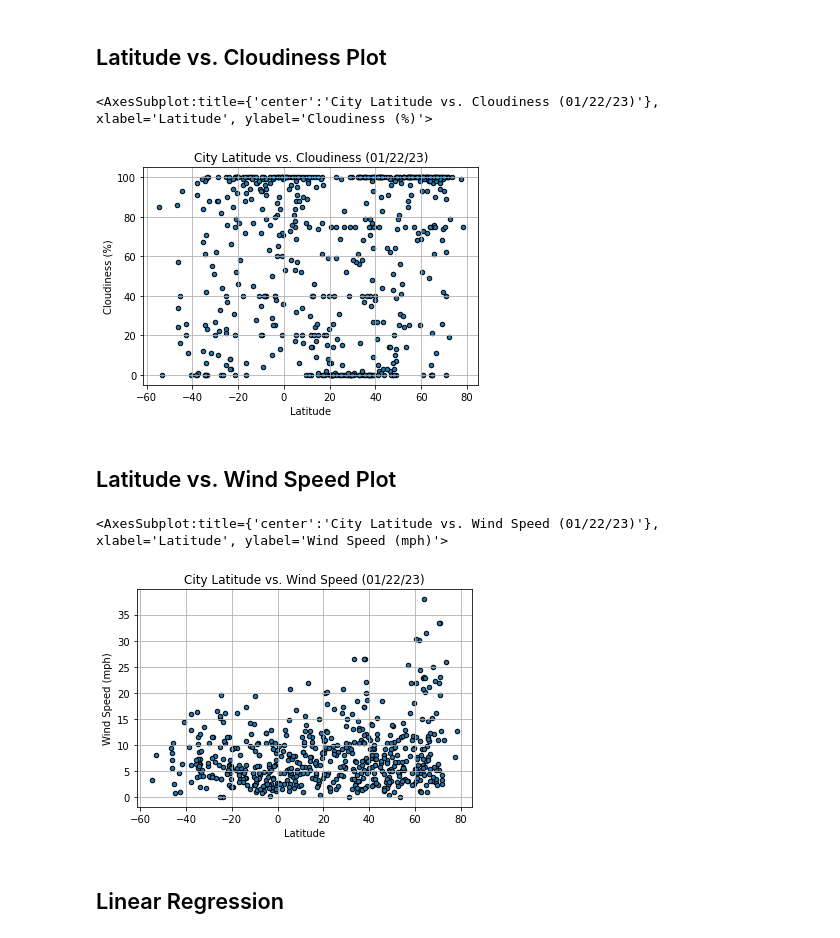
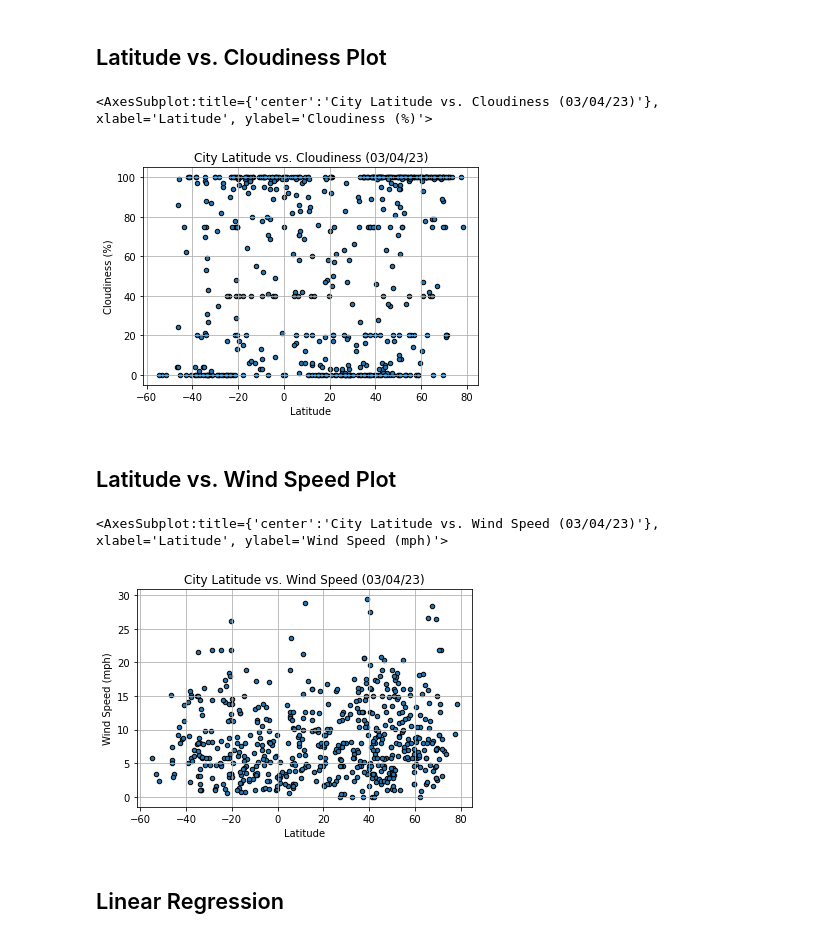
Before and after one commit to itanalytics/python-api-challenge, a Jupyter notebook: WeatherPy/WeatherPy.ipynb, the cells around one changed output. Saved outputs shown, nothing was run; the diff lists cells and outputs as text; code cells hidden in the pictures.

```diff
--- a/WeatherPy/WeatherPy.ipynb
+++ b/WeatherPy/WeatherPy.ipynb
@@ -175,18 +175,18 @@ weather_df.plot(kind="scatter",x="Lat", y="Humidity", grid=True, xlabel="Latitud
 ## Latitude vs. Cloudiness Plot
 # %%
 weather_df.plot(kind="scatter",x="Lat", y="Cloudiness", grid=True, xlabel="Latitude",
-                 ylabel="Cloudiness (%)", title= "City Latitude vs. Cloudiness (01/22/23)", edgecolor='k')
+                 ylabel="Cloudiness (%)", title= "City Latitude vs. Cloudiness (03/04/23)", edgecolor='k')
 # %% [output]
-<AxesSubplot:title={'center':'City Latitude vs. Cloudiness (01/22/23)'}, xlabel='Latitude', ylabel='Cloudiness (%)'>
+<AxesSubplot:title={'center':'City Latitude vs. Cloudiness (03/04/23)'}, xlabel='Latitude', ylabel='Cloudiness (%)'>
-[figure, old version]
+[figure, new version]
 # %% [markdown]
 ## Latitude vs. Wind Speed Plot
 # %%
 weather_df.plot(kind="scatter",x="Lat", y="Wind Speed", grid=True, xlabel="Latitude",
-                 ylabel="Wind Speed (mph)", title= "City Latitude vs. Wind Speed (01/22/23)", edgecolor='k')
+                 ylabel="Wind Speed (mph)", title= "City Latitude vs. Wind Speed (03/04/23)", edgecolor='k')
 # %% [output]
-<AxesSubplot:title={'center':'City Latitude vs. Wind Speed (01/22/23)'}, xlabel='Latitude', ylabel='Wind Speed (mph)'>
+<AxesSubplot:title={'center':'City Latitude vs. Wind Speed (03/04/23)'}, xlabel='Latitude', ylabel='Wind Speed (mph)'>
-[figure, old version]
+[figure, new version]
 # %% [markdown]
 ## Linear Regression
 # %%
```
Also changed, not shown: parts of 13 cells of this notebook.
